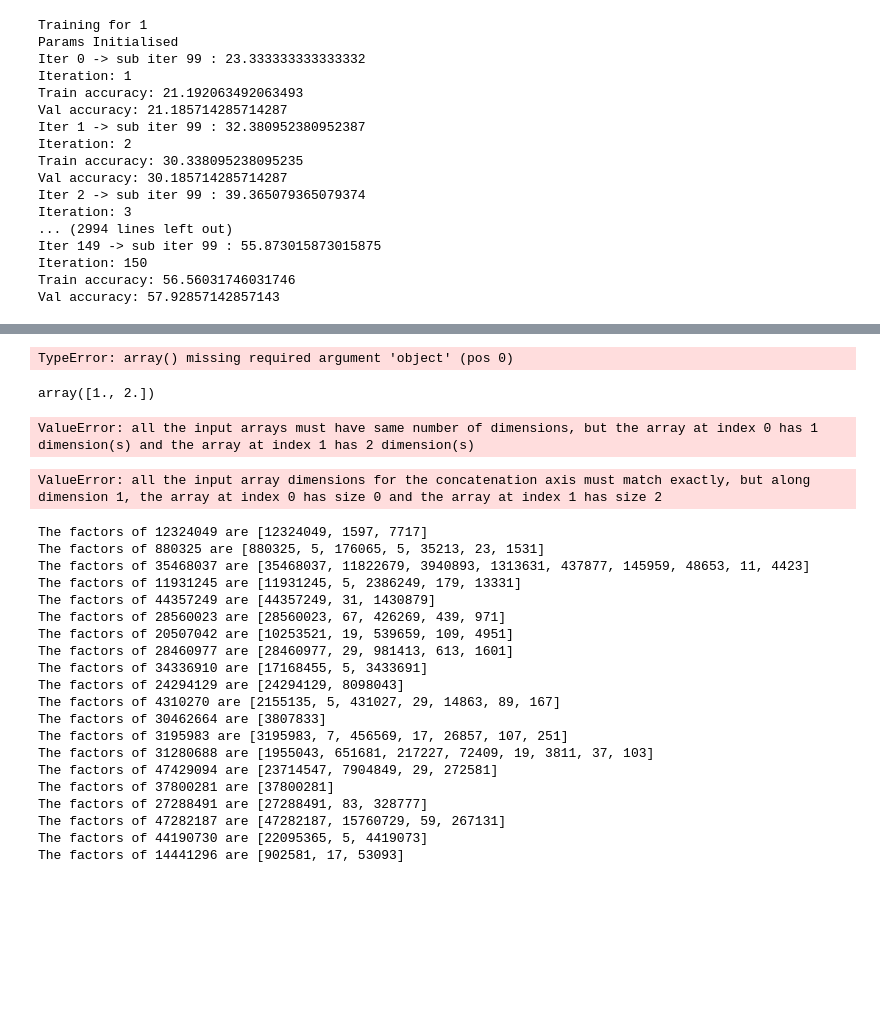
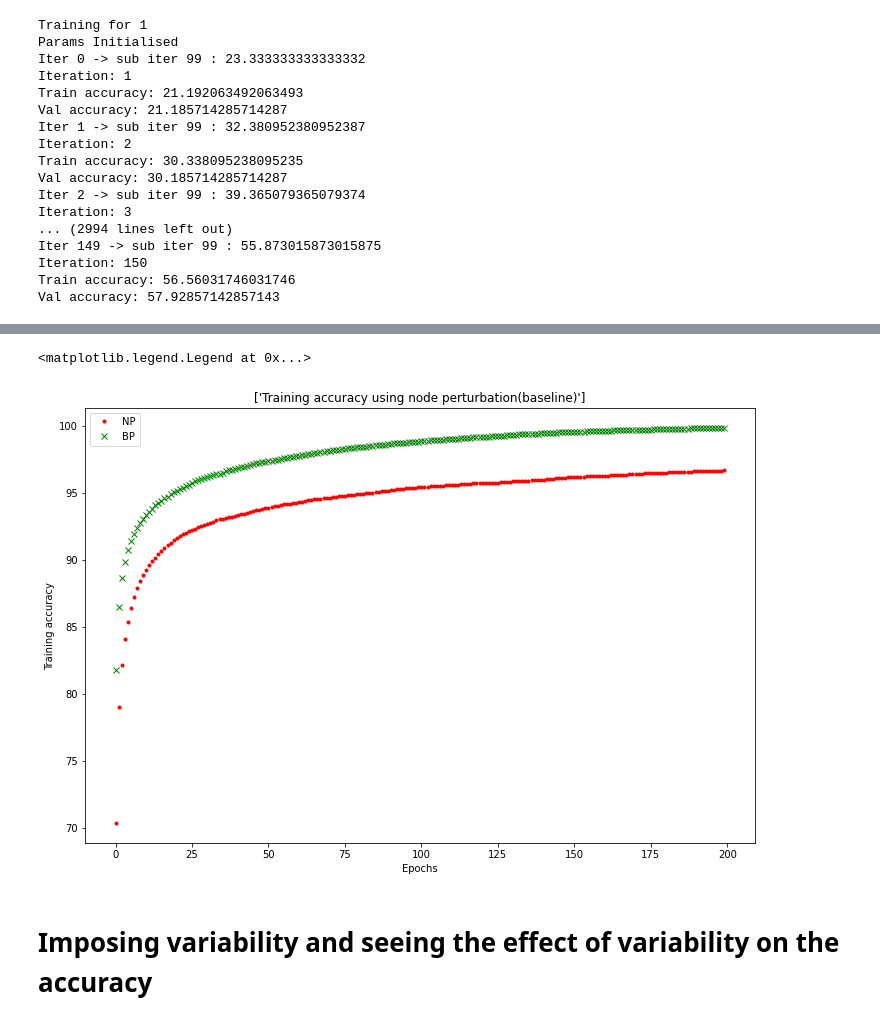
Before and after one commit to Rohit01-zoey/Perturbation-techniques-in-CNNs, a Jupyter notebook: code/mnistNodePert.ipynb, the cells around one changed output, grey strips where cells are left out. Saved outputs shown, nothing was run; the diff lists cells and outputs as text; code cells hidden in the pictures; blank space fills up the shorter version.

```diff
--- a/code/mnistNodePert.ipynb
+++ b/code/mnistNodePert.ipynb
@@ -763,51 +532,13 @@ array([[   5,    8],
-# %%
-a = np.array()
-# %% [output]
-TypeError: array() missing required argument 'object' (pos 0)
-# %%
-np.append(a, np.array([1,2]), axis=0)
-# %% [output]
-array([1., 2.])
-# %%
-np.append(a, [np.array([3,55])], axis=0)
-# %% [output]
-ValueError: all the input arrays must have same number of dimensions, but the array at index 0 has 1 dimension(s) and the array at index 1 has 2 dimension(s)
-# %%
-np.vstack([a, np.array([1,2])])
-# %% [output]
-ValueError: all the input array dimensions for the concatenation axis must match exactly, but along dimension 1, the array at index 0 has size 0 and the array at index 1 has size 2
-# %%
-import multiprocessing
-import random
-from multiprocessing import Pool
-import test
-
-
-
-if __name__ == '__main__':
-    pool = Pool()
-    to_factor = [ random.randint(100000, 50000000) for i in range(20)]
-    results = pool.map(test.prime_factor, to_factor)
-    for value, factors in zip(to_factor, results):
-        print("The factors of {} are {}".format(value, factors))
-# %% [output]
-The factors of 12324049 are [12324049, 1597, 7717]
-The factors of 880325 are [880325, 5, 176065, 5, 35213, 23, 1531]
-The factors of 35468037 are [35468037, 11822679, 3940893, 1313631, 437877, 145959, 48653, 11, 4423]
-The factors of 11931245 are [11931245, 5, 2386249, 179, 13331]
-The factors of 44357249 are [44357249, 31, 1430879]
-The factors of 28560023 are [28560023, 67, 426269, 439, 971]
-The factors of 20507042 are [10253521, 19, 539659, 109, 4951]
-The factors of 28460977 are [28460977, 29, 981413, 613, 1601]
-The factors of 34336910 are [17168455, 5, 3433691]
-The factors of 24294129 are [24294129, 8098043]
-The factors of 4310270 are [2155135, 5, 431027, 29, 14863, 89, 167]
-The factors of 30462664 are [3807833]
-The factors of 3195983 are [3195983, 7, 456569, 17, 26857, 107, 251]
-The factors of 31280688 are [1955043, 651681, 217227, 72409, 19, 3811, 37, 103]
-The factors of 47429094 are [23714547, 7904849, 29, 272581]
-The factors of 37800281 are [37800281]
-The factors of 27288491 are [27288491, 83, 328777]
-The factors of 47282187 are [47282187, 15760729, 59, 267131]
-The factors of 44190730 are [22095365, 5, 4419073]
-The factors of 14441296 are [902581, 17, 53093]
+# %%
+plt.figure(figsize=(12, 8))
+plt.plot(train_acc, "r.")
+plt.plot(train_acc_bp, "gx")
+plt.title(["Training accuracy using node perturbation(baseline)"])
+plt.xlabel("Epochs", size=10)
+plt.ylabel("Training accuracy", size = 10)
+plt.legend(["NP", "BP"])
+# %% [output]
+<matplotlib.legend.Legend at 0x...>
+[figure, added]
+# %% [markdown]
+# Imposing variability and seeing the effect of variability on the accuracy
```
Also changed, not shown: parts of 34 cells of this notebook.
